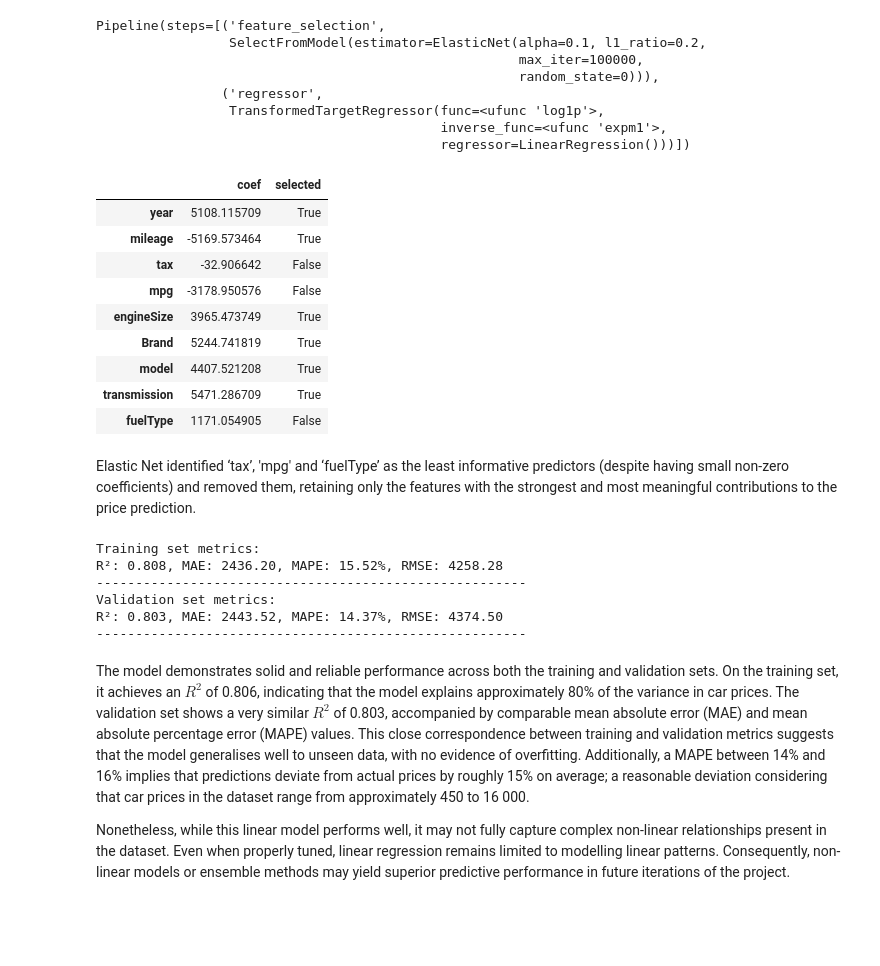
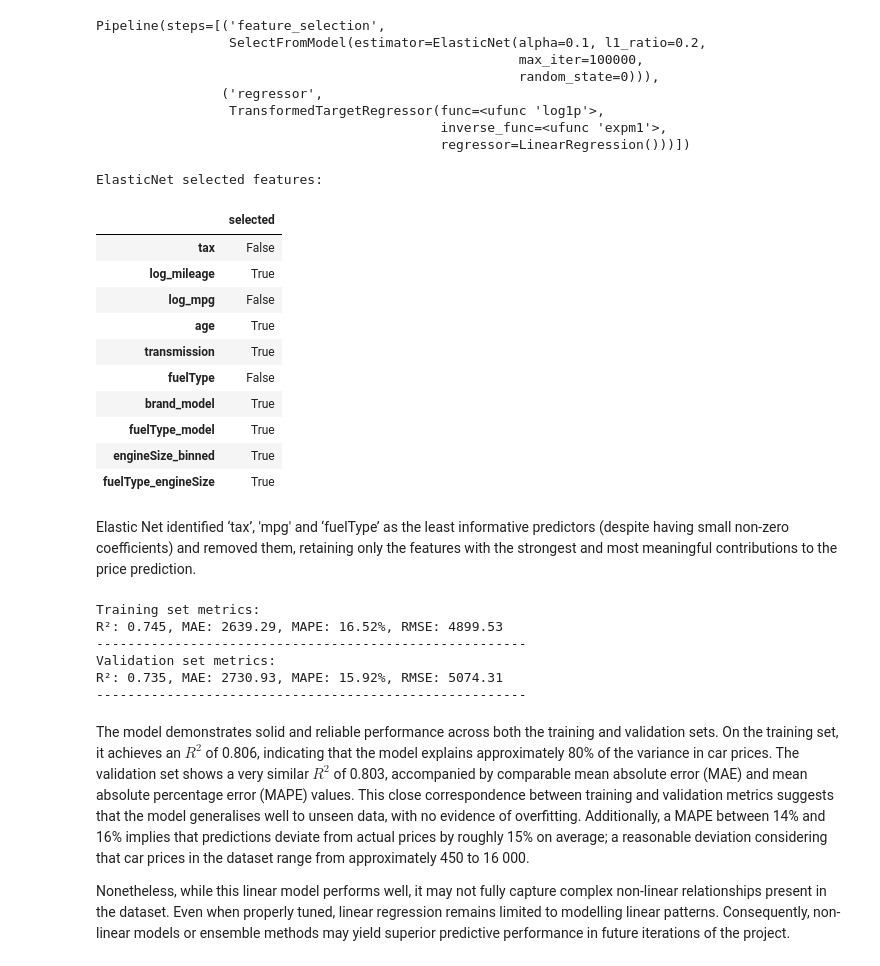
Before and after one commit to alexmr-ds/price_predictor, a Jupyter notebook: notebooks/models/LR.ipynb, the cells around one changed output. Saved outputs shown, nothing was run; the diff lists cells and outputs as text; code cells hidden in the pictures; blank space fills up the shorter version.

Commit message:
Added feature engineering

```diff
--- a/notebooks/models/LR.ipynb
+++ b/notebooks/models/LR.ipynb
@@ -131,7 +117,7 @@ pre_pipeline = Pipeline(
         (
             "group_imputer",
             custom_transformers.BrandModelGroupImputer(
-                brand_col="Brand", model_col="model"
+                brand_model_col="brand_model"
             ),
         ),
         (
@@ -304,30 +292,29 @@ Pipeline(steps=[('feature_selection',
                                             regressor=LinearRegression()))])
 # %%
 selector = model.named_steps["feature_selection"]
-
 # Boolean mask of selected features
 mask_selected = selector.get_support()
-# Fitted ElasticNet model
-enet_params = selector.estimator_
-# Fitted coefficients
-coefs = enet_params.coef_
 
+# Create a DataFrame summarising ElasticNet feature selection (True = selected)
 coef_table = pd.DataFrame(
-    {"coef": coefs, "selected": mask_selected}, index=X_train_preprocessed.columns
+    {"selected": mask_selected}, index=X_train_preprocessed.columns
 )
 
-coef_table
+print("ElasticNet selected features:")
+display(coef_table)
 # %% [output]
+ElasticNet selected features:
-|  | coef | selected |
-| year | 5108.115709 | True |
-| mileage | -5169.573464 | True |
-| tax | -32.906642 | False |
-| mpg | -3178.950576 | False |
-| engineSize | 3965.473749 | True |
-| Brand | 5244.741819 | True |
-| model | 4407.521208 | True |
-| transmission | 5471.286709 | True |
-| fuelType | 1171.054905 | False |
+|  | selected |
+| tax | False |
+| log_mileage | True |
+| log_mpg | False |
+| age | True |
+| transmission | True |
+| fuelType | False |
+| brand_model | True |
+| fuelType_model | True |
+| engineSize_binned | True |
+| fuelType_engineSize | True |
 # %% [markdown]
 Elastic Net identified ‘tax’, 'mpg' and ‘fuelType’ as the least informative predictors (despite having small non-zero coefficients) and removed them, retaining only the features with the strongest and most meaningful contributions to the price prediction.
 # %%
@@ -342,10 +329,10 @@ print("Validation set metrics:")
 metrics_val = ml_utils.linear_evaluation_metrics(y_val, pred_val, verbose=True)
 # %% [output]
 Training set metrics:
-R²: 0.808, MAE: 2436.20, MAPE: 15.52%, RMSE: 4258.28
+R²: 0.745, MAE: 2639.29, MAPE: 16.52%, RMSE: 4899.53
 -------------------------------------------------------
 Validation set metrics:
-R²: 0.803, MAE: 2443.52, MAPE: 14.37%, RMSE: 4374.50
+R²: 0.735, MAE: 2730.93, MAPE: 15.92%, RMSE: 5074.31
 -------------------------------------------------------
 # %% [markdown]
 The model demonstrates solid and reliable performance across both the training and validation sets. On the training set, it achieves an $R^2$ of 0.806, indicating that the model explains approximately 80% of the variance in car prices. The validation set shows a very similar $R^2$ of 0.803, accompanied by comparable mean absolute error (MAE) and mean absolute percentage error (MAPE) values. This close correspondence between training and validation metrics suggests that the model generalises well to unseen data, with no evidence of overfitting. Additionally, a MAPE between 14% and 16% implies that predictions deviate from actual prices by roughly 15% on average; a reasonable deviation considering that car prices in the dataset range from approximately 450 to 16 000.
```
Also changed, not shown: parts of 12 cells of this notebook, 5 other files.
